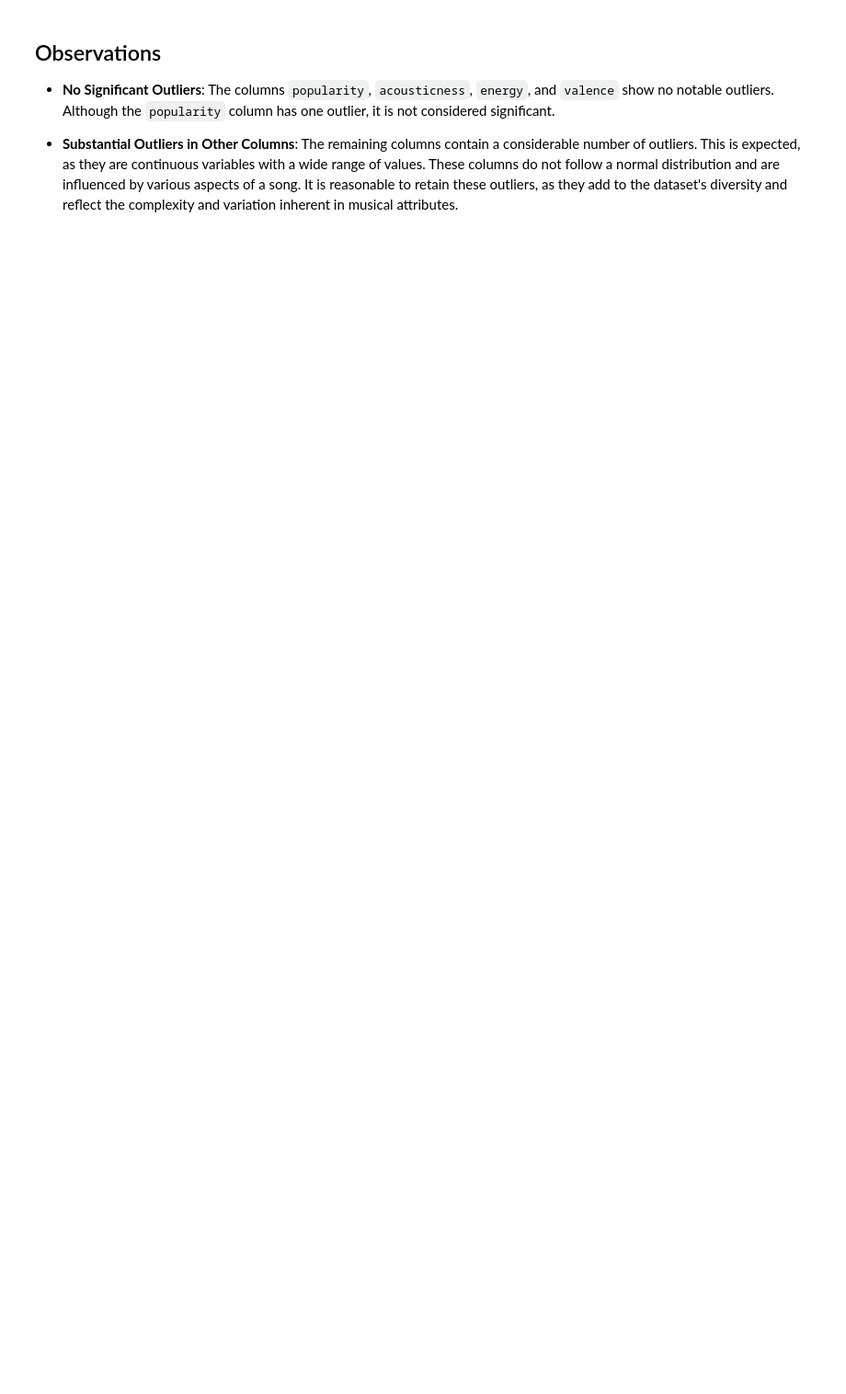
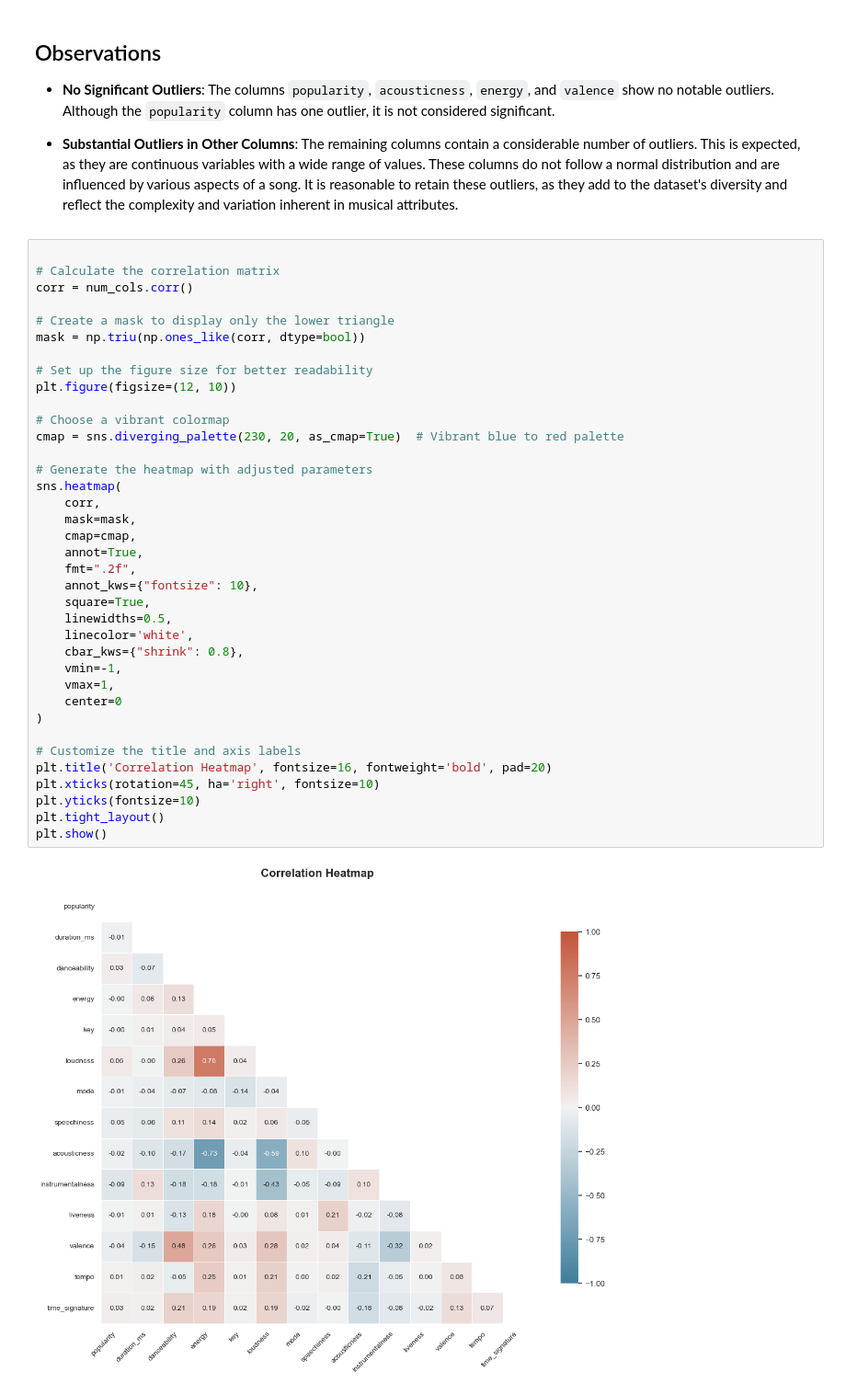
Before and after one commit to Praveen-Rangavajhula/spotify-genre-prediction, a Jupyter notebook: notebooks/1-EDA-Spotify.ipynb, the cells around one changed output. Shown at 92% size. Drawn from its saved outputs; the diff is of its cells as text; blank space fills up the shorter version.

```diff
--- a/notebooks/1-EDA-Spotify.ipynb
+++ b/notebooks/1-EDA-Spotify.ipynb
@@ -396,3 +396,42 @@ plt.show()
 - **No Significant Outliers**: The columns `popularity`, `acousticness`, `energy`, and `valence` show no notable outliers. Although the `popularity` column has one outlier, it is not considered significant.
 
 - **Substantial Outliers in Other Columns**: The remaining columns contain a considerable number of outliers. This is expected, as they are continuous variables with a wide range of values. These columns do not follow a normal distribution and are influenced by various aspects of a song. It is reasonable to retain these outliers, as they add to the dataset's diversity and reflect the complexity and variation inherent in musical attributes.
+# %%
+
+# Calculate the correlation matrix
+corr = num_cols.corr()
+
+# Create a mask to display only the lower triangle
+mask = np.triu(np.ones_like(corr, dtype=bool))
+
+# Set up the figure size for better readability
+plt.figure(figsize=(12, 10))
+
+# Choose a vibrant colormap
+cmap = sns.diverging_palette(230, 20, as_cmap=True)  # Vibrant blue to red palette
+
+# Generate the heatmap with adjusted parameters
+sns.heatmap(
+    corr,
+    mask=mask,
+    cmap=cmap,
+    annot=True,
+    fmt=".2f",
+    annot_kws={"fontsize": 10},
+    square=True,
+    linewidths=0.5,
+    linecolor='white',
+    cbar_kws={"shrink": 0.8},
+    vmin=-1,
+    vmax=1,
+    center=0
+)
+
+# Customize the title and axis labels
+plt.title('Correlation Heatmap', fontsize=16, fontweight='bold', pad=20)
+plt.xticks(rotation=45, ha='right', fontsize=10)
+plt.yticks(fontsize=10)
+plt.tight_layout()
+plt.show()
+# %% [output]
+[figure, added]
```
Also changed, not shown: parts of 1 cell of this notebook.
